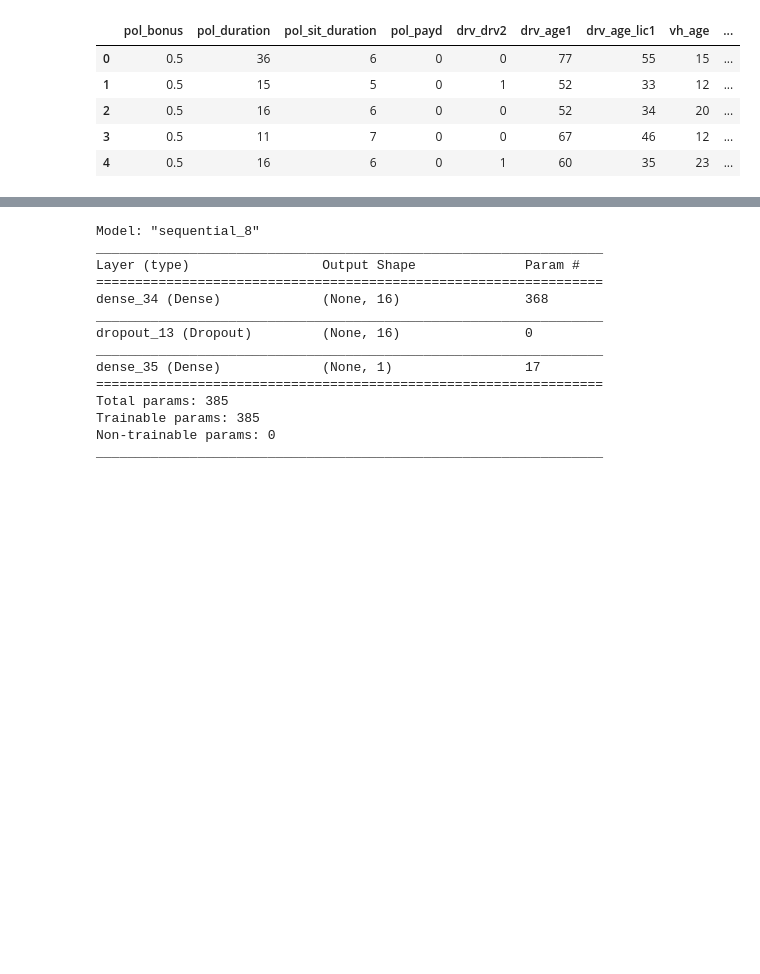
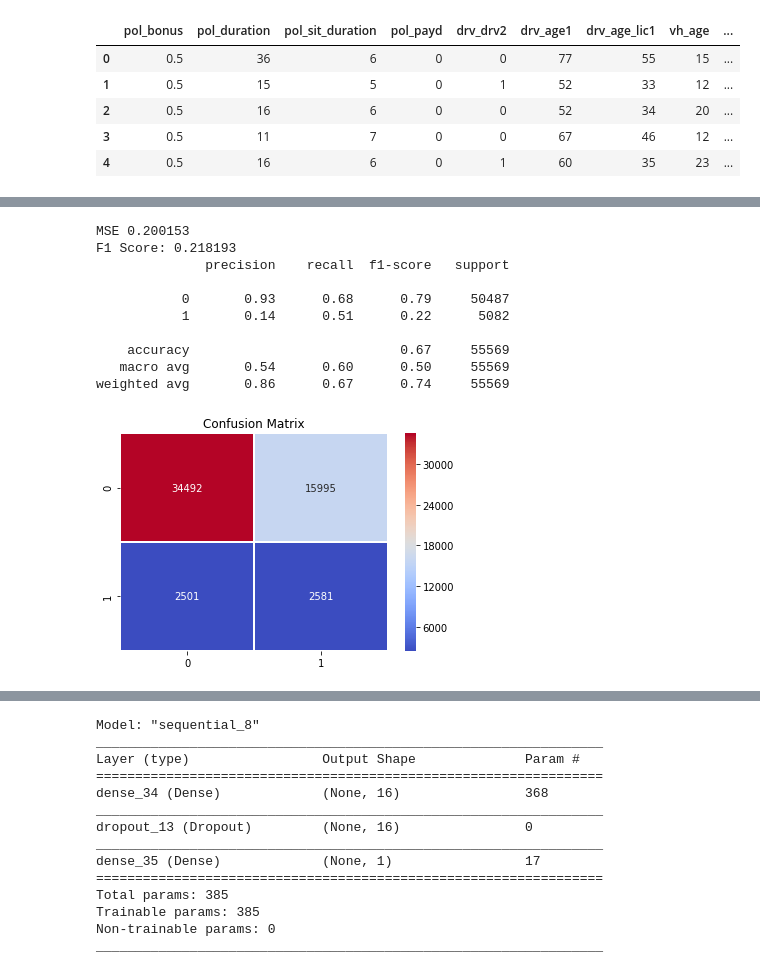
Before and after one commit to chrischia06/insurance_pricing, a Jupyter notebook: Tensorflow .ipynb, the cells around one changed output, grey strips where cells are left out. Cells and saved outputs as stored; diff of their text form; code cells hidden in the pictures; blank space fills up the shorter version.

```diff
--- a/Tensorflow .ipynb
+++ b/Tensorflow .ipynb
@@ -111,0 +252,14 @@ X5 = poly.fit_transform(X4)
+# %%
+diagnosis(y_train,model.predict(X_train))
+# %% [output]
+MSE 0.200153
+F1 Score: 0.218193
+              precision    recall  f1-score   support
+
+           0       0.93      0.68      0.79     50487
+           1       0.14      0.51      0.22      5082
+
+    accuracy                           0.67     55569
+   macro avg       0.54      0.60      0.50     55569
+weighted avg       0.86      0.67      0.74     55569
+[figure, added]
```
Also changed, not shown: parts of 38 cells of this notebook, 15 other files.
